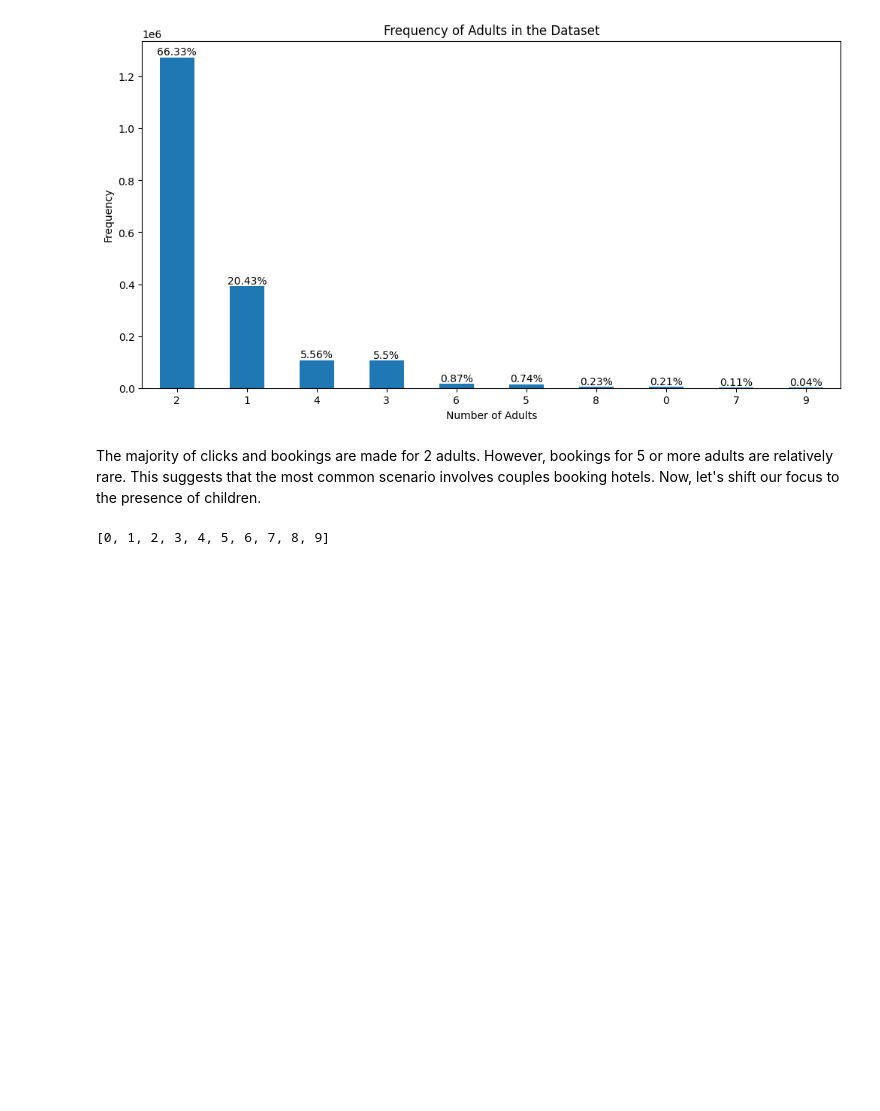
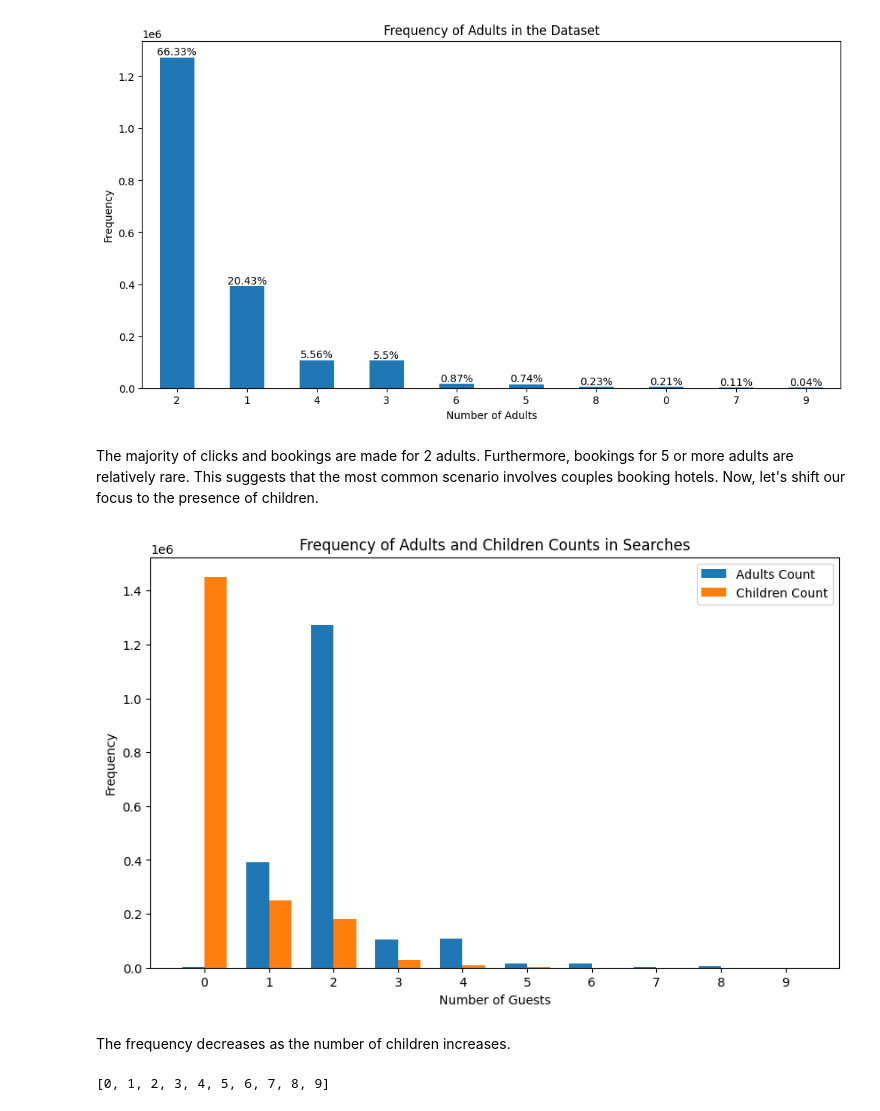
Before and after one commit to laisamorimm/Expedia_Hotel_Recommendation, a Jupyter notebook: Notebooks/Capstone.ipynb, the cells around one changed output. Cells and saved outputs as stored; diff of their text form; code cells hidden in the pictures; blank space fills up the shorter version.

```diff
--- a/Notebooks/Capstone.ipynb
+++ b/Notebooks/Capstone.ipynb
@@ -1100,7 +1069,35 @@ plt.show()
 # %% [output]
 [figure]
 # %% [markdown]
-The majority of clicks and bookings are made for 2 adults. However, bookings for 5 or more adults are relatively rare. This suggests that the most common scenario involves couples booking hotels. Now, let's shift our focus to the presence of children.
+The majority of clicks and bookings are made for 2 adults. Furthermore, bookings for 5 or more adults are relatively rare. This suggests that the most common scenario involves couples booking hotels. Now, let's shift our focus to the presence of children.
+# %%
+# Count the occurrences of each unique value in 'srch_adults_cnt'
+adults_counts = hotel_clean['srch_adults_cnt'].value_counts().sort_index()
+
+# Count the occurrences of each unique value in 'srch_children_cnt'
+children_counts = hotel_clean['srch_children_cnt'].value_counts().sort_index()
+
+# Create a bar plot
+plt.figure(figsize=(10, 6))
+width = 0.35
+x = range(len(adults_counts))
+
+plt.bar(x, adults_counts, width, label='Adults Count')
+plt.bar([i + width for i in x], children_counts, width, label='Children Count')
+
+# Customize the plot with labels and titles
+plt.xlabel('Number of Guests')
+plt.ylabel('Frequency')
+plt.title('Frequency of Adults and Children Counts in Searches')
+plt.xticks([i + width/2 for i in x], adults_counts.index)
+
+# Show the plot
+plt.legend()
+plt.show()
+# %% [output]
+[figure, added]
+# %% [markdown]
+The frequency decreases as the number of children increases.
 # %%
 sorted(hotel_clean['srch_children_cnt'].unique())
 # %% [output]
```
Also changed, not shown: parts of 11 cells of this notebook.
